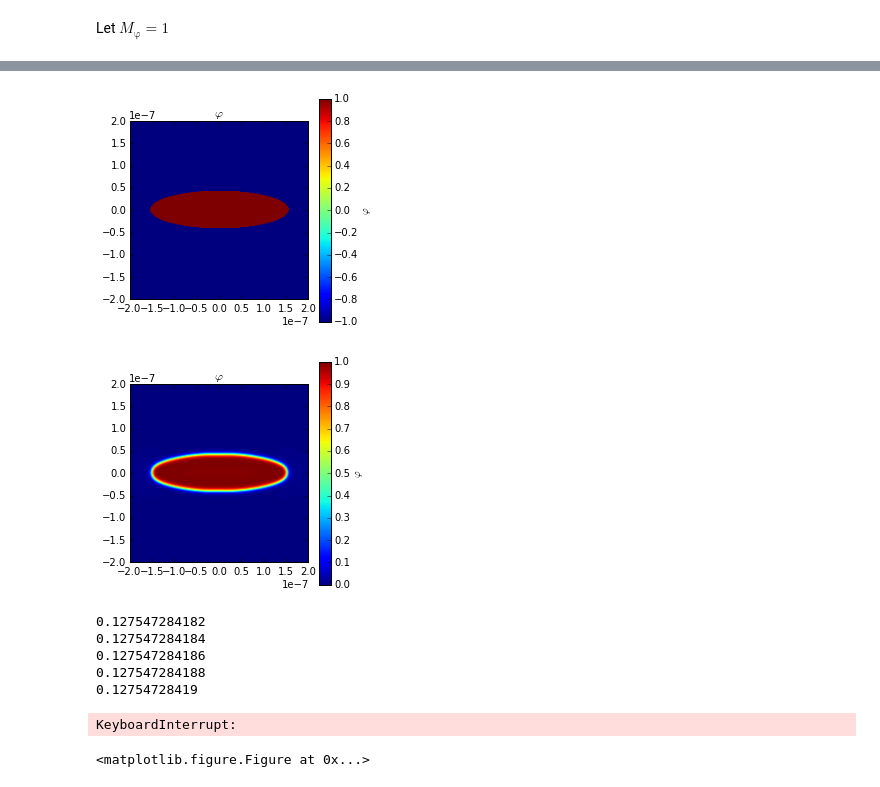
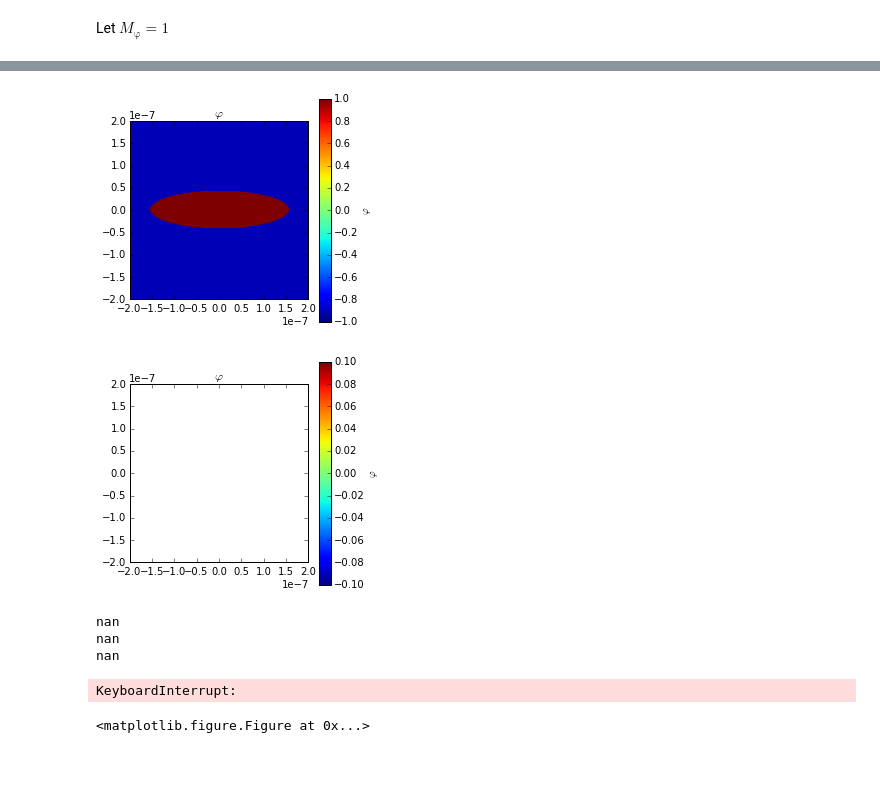
Before and after one commit to usnistgov/PhaseFieldHackathon-FiPy, a Jupyter notebook: problem2.2a.ipynb, the cells around one changed output, grey strips where cells are left out. Cells and saved outputs as stored; diff of their text form; code cells hidden in the pictures.

Commit message:
Finshed(?) elasticity treatment
Still 2D. Doesn't work.

```diff
--- a/problem2.2a.ipynb
+++ b/problem2.2a.ipynb
@@ -97,29 +365,43 @@ PHASE = phase.faceValue
 # %%
 phaseEq = (fp.TransientTerm(coeff=1./Mphase)
-           == fp.DiffusionTerm(coeff=2. * h0 * (1. + 6. * PHASE * (PHASE - 1.)))
+           == dfeldphase.faceGrad.divergence
+           + fp.DiffusionTerm(coeff=2. * h0 * (1. + 6. * PHASE * (PHASE - 1.)))
            - fp.DiffusionTerm(coeff=(1., kappa)))
 # %%
-phase.value = 0.
-phase.setValue(1., where=(mesh.x / 0.155e-6)**2 + (mesh.y / 0.042e-6)**2 <= 1.)
+phase.value = 0.05
+phase.setValue(1.05, where=(mesh.x / 0.155e-6)**2 + (mesh.y / 0.042e-6)**2 <= 1.)
 # %%
-viewer = fp.Viewer(vars=phase, datamin=0., datamax=1.)
+viewer = fp.Viewer(vars=phase) #, datamin=0., datamax=1.)
 # %% [output]
-[figure, old version]
+[figure, new version]
+# %%
+strainenergy = fp.CellVariable(mesh=mesh, name=r"f_\mathrm{elastic}")
 # %%
 for step in xrange(1000000):
     print phase.cellVolumeAverage
 
     phase.updateOld()
     for sweep in range(1):
+        h_g = calc_h_g(h)
+        h2_g = calc_h2_g(h)
+        u_g = zerothorder(h_g)
+        for iteration in range(1,5):
+            u_g = nthorder(u_g, h, h_g, h2_g)
+        heterostrain = calc_heterostrain(u_g)
+        elasticstrain = calc_elasticstrain(heterostrain)
+        elasticstress = calc_elasticstress(elasticstrain)
+        dfeldphase.value = calc_dfeldphase(elasticstrain)
+
         res = phaseEq.sweep(var=phase, dt=1.e-6)
+
+    strainenergy.value = calc_strainenergy(elasticstrain)
     if step % 10 == 0:
         viewer.plot()
+        print strainenergy.cellVolumeAverage
 # %% [output]
-[figure, old version]
+[figure, new version]
-0.127547284182
-0.127547284184
-0.127547284186
-0.127547284188
-0.12754728419
+nan
+nan
+nan
 KeyboardInterrupt:
 <matplotlib.figure.Figure at 0x...>
```
Also changed, not shown: parts of 52 cells of this notebook.
